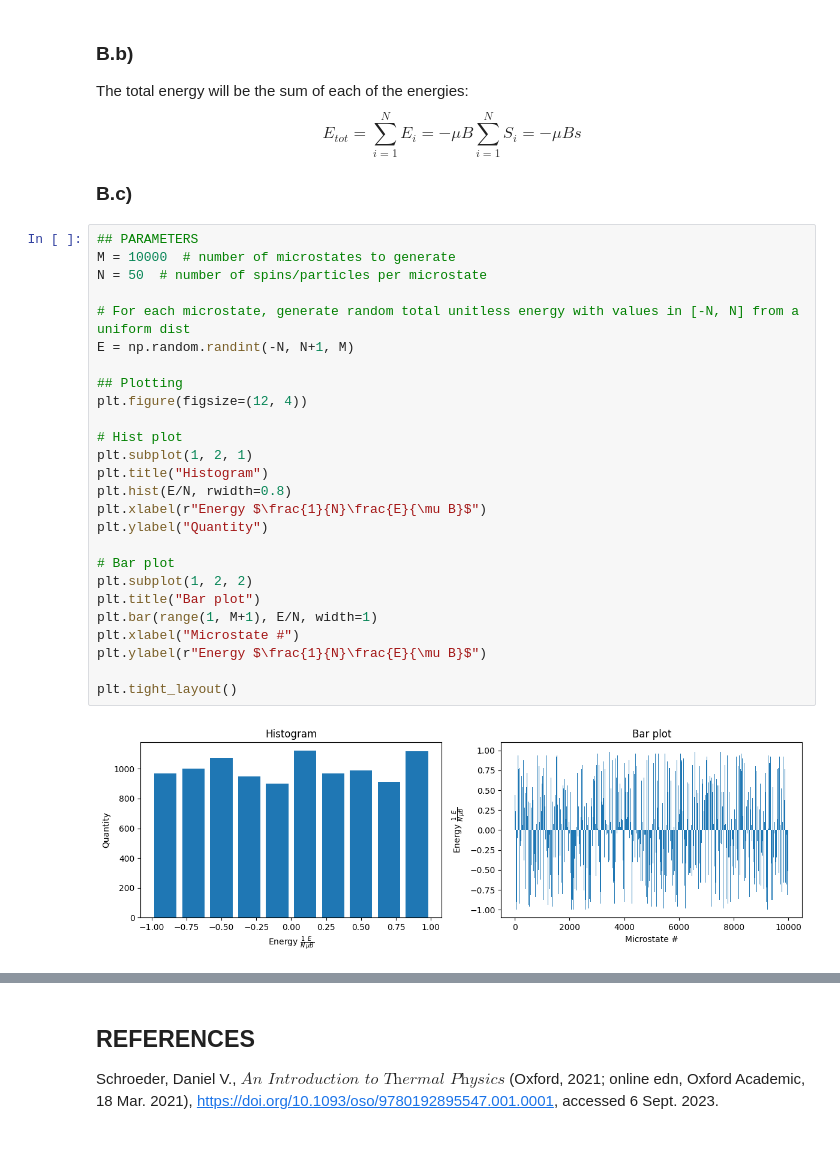
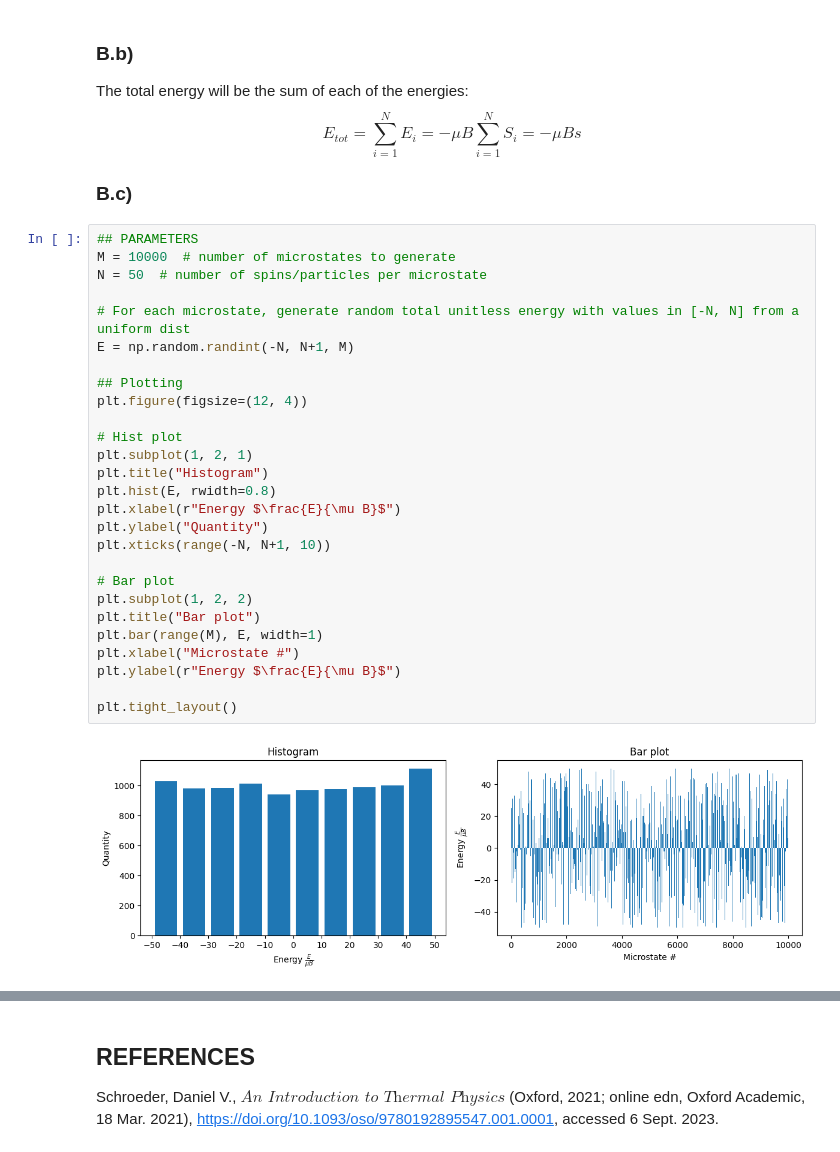
Before and after one commit to LassePladsen/FYS2160, a Jupyter notebook: Obligs/Oblig 2/Oblig 2 FYS2160 - Lasse Pladsen.ipynb, the cells around one changed output, grey strips where cells are left out. Cells and saved outputs as stored; diff of their text form.

```diff
--- a/Obligs/Oblig 2/Oblig 2 FYS2160 - Lasse Pladsen.ipynb
+++ b/Obligs/Oblig 2/Oblig 2 FYS2160 - Lasse Pladsen.ipynb
@@ -257,31 +257,32 @@ The total energy will be the sum of each of the energies:
 # %%
 ## PARAMETERS
 M = 10000  # number of microstates to generate
 N = 50  # number of spins/particles per microstate
 
 # For each microstate, generate random total unitless energy with values in [-N, N] from a uniform dist
 E = np.random.randint(-N, N+1, M)
 
 ## Plotting
 plt.figure(figsize=(12, 4))
 
 # Hist plot
 plt.subplot(1, 2, 1)
 plt.title("Histogram")
-plt.hist(E/N, rwidth=0.8)
-plt.xlabel(r"Energy $\frac{1}{N}\frac{E}{\mu B}$")
+plt.hist(E, rwidth=0.8)
+plt.xlabel(r"Energy $\frac{E}{\mu B}$")
 plt.ylabel("Quantity")
+plt.xticks(range(-N, N+1, 10))
 
 # Bar plot
 plt.subplot(1, 2, 2)
 plt.title("Bar plot")
-plt.bar(range(1, M+1), E/N, width=1)
+plt.bar(range(M), E, width=1)
 plt.xlabel("Microstate #")
-plt.ylabel(r"Energy $\frac{1}{N}\frac{E}{\mu B}$")
+plt.ylabel(r"Energy $\frac{E}{\mu B}$")
 
 plt.tight_layout()
 # %% [output]
-[figure, old version]
+[figure, new version]
 # %% [markdown]
 ### B.d)
 The multiplicity of a binary/two-state system like we have here ($S_i$ is either $S_+$ or $S_-$) is generally
```
Also changed, not shown: parts of 3 cells of this notebook.
